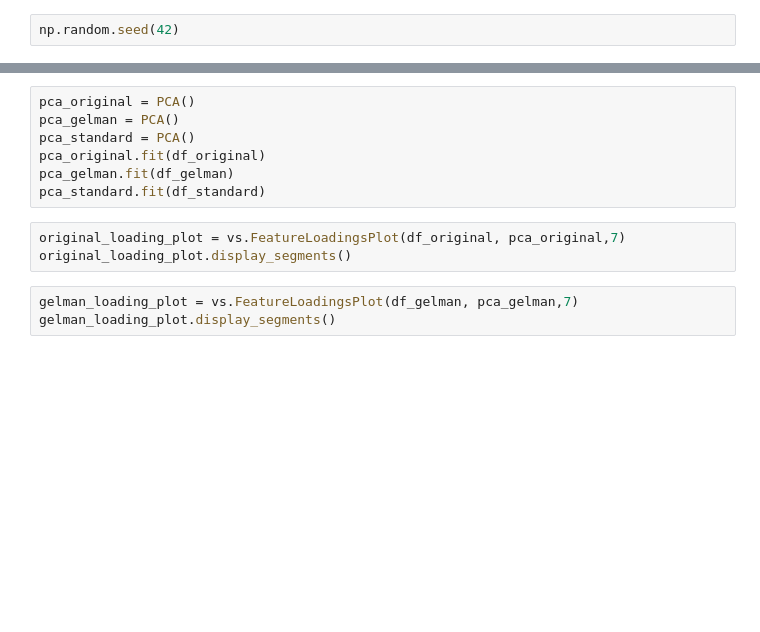
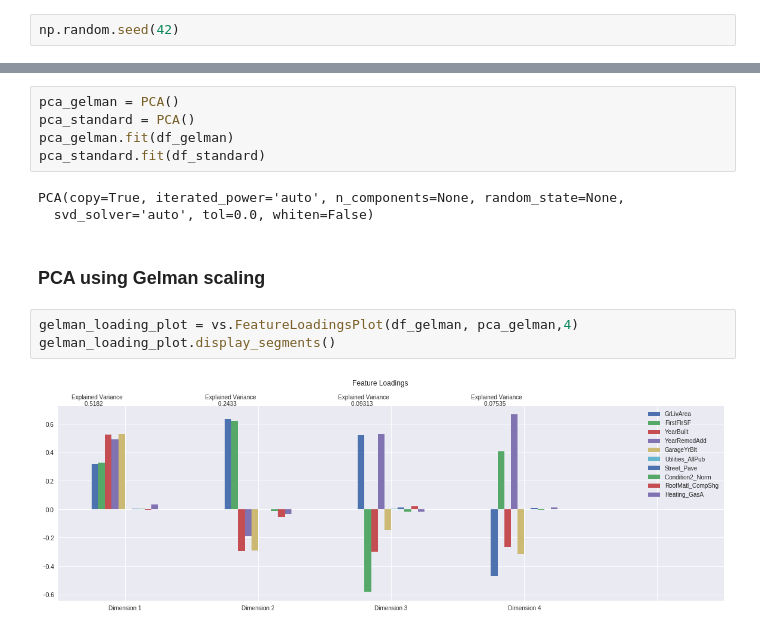
Before and after one commit to SangeethaThai/CSX_450_2_Final_Exam, a Jupyter notebook: ipynb/07-Cluster_Model.ipynb, the cells around one changed output, grey strips where cells are left out. Drawn from its saved outputs; the diff is of its cells as text; blank space fills up the shorter version.

```diff
--- a/ipynb/07-Cluster_Model.ipynb
+++ b/ipynb/07-Cluster_Model.ipynb
@@ -81,13 +100,15 @@ from sklearn.decomposition import PCA
 # %%
-pca_original = PCA()
 pca_gelman = PCA()
 pca_standard = PCA()
-pca_original.fit(df_original)
 pca_gelman.fit(df_gelman)
 pca_standard.fit(df_standard)
+# %% [output]
+PCA(copy=True, iterated_power='auto', n_components=None, random_state=None,
+  svd_solver='auto', tol=0.0, whiten=False)
-# %%
-original_loading_plot = vs.FeatureLoadingsPlot(df_original, pca_original,7)
-original_loading_plot.display_segments()
+# %% [markdown]
+### PCA using Gelman scaling
 # %%
-gelman_loading_plot = vs.FeatureLoadingsPlot(df_gelman, pca_gelman,7)
+gelman_loading_plot = vs.FeatureLoadingsPlot(df_gelman, pca_gelman,4)
 gelman_loading_plot.display_segments()
+# %% [output]
+[figure, added]
```
Also changed, not shown: parts of 39 cells of this notebook, 3 other files.
